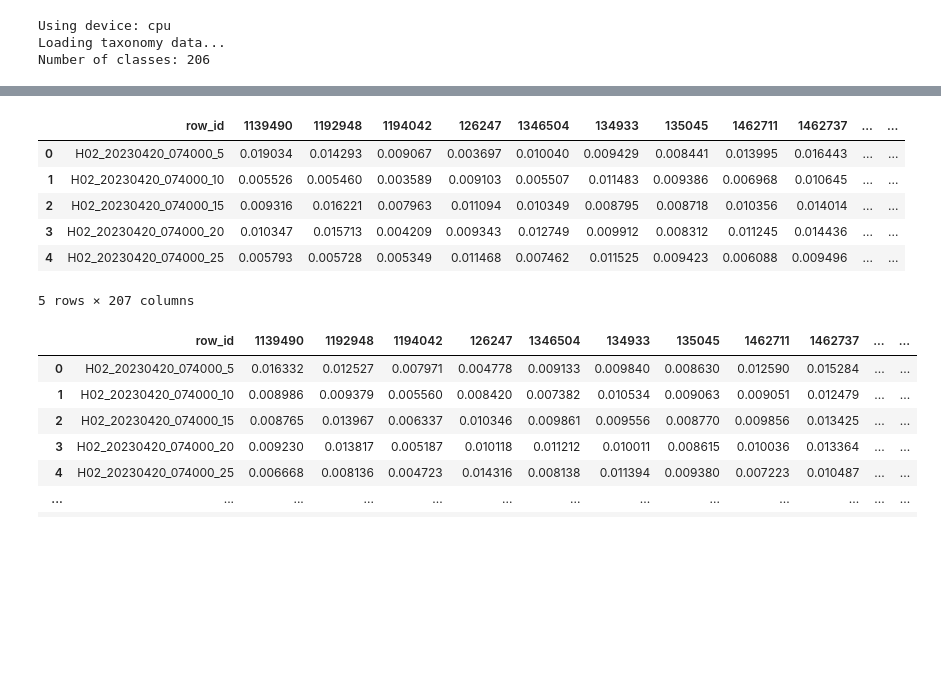
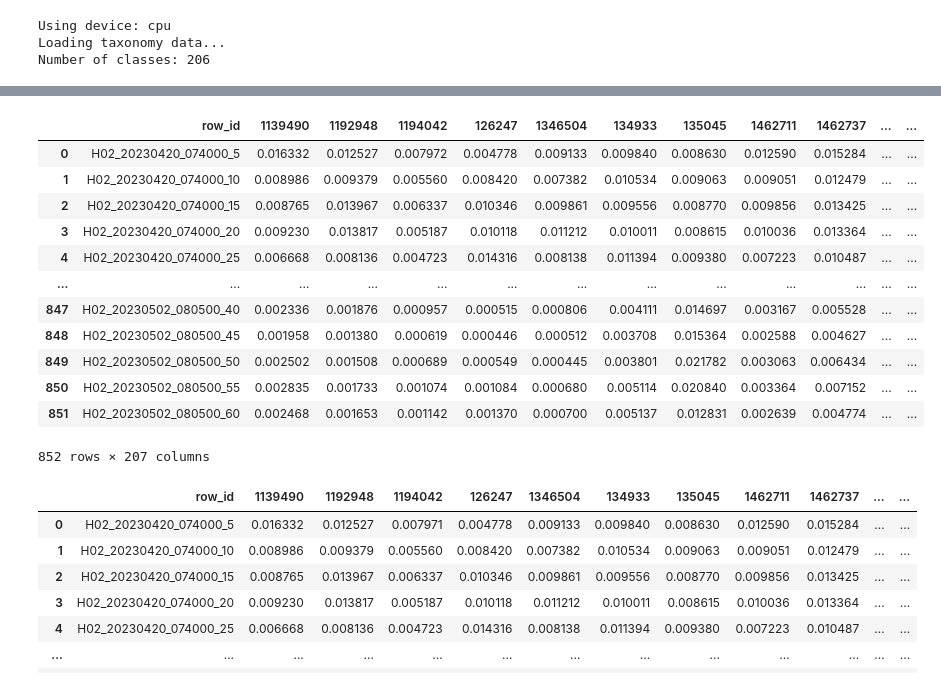
Before and after one commit to junya737/birdclef-2025, a Jupyter notebook: scripts/sed_0857_local.ipynb, the cells around one changed output, grey strips where cells are left out. Cells and saved outputs as stored; diff of their text form; code cells hidden in the pictures; blank space fills up the shorter version.

```diff
--- a/scripts/sed_0857_local.ipynb
+++ b/scripts/sed_0857_local.ipynb
@@ -569,13 +566,19 @@ Inference completed in 0.23 minutes
 # %%
-submission_df.head()
+pd.read_csv(submission_path)
 # %% [output]
 |  | row_id | 1139490 | 1192948 | 1194042 | 126247 | 1346504 | 134933 | 135045 | 1462711 | 1462737 | ... | ... |
-| 0 | H02_20230420_074000_5 | 0.019034 | 0.014293 | 0.009067 | 0.003697 | 0.010040 | 0.009429 | 0.008441 | 0.013995 | 0.016443 | ... | ... |
-| 1 | H02_20230420_074000_10 | 0.005526 | 0.005460 | 0.003589 | 0.009103 | 0.005507 | 0.011483 | 0.009386 | 0.006968 | 0.010645 | ... | ... |
-| 2 | H02_20230420_074000_15 | 0.009316 | 0.016221 | 0.007963 | 0.011094 | 0.010349 | 0.008795 | 0.008718 | 0.010356 | 0.014014 | ... | ... |
-| 3 | H02_20230420_074000_20 | 0.010347 | 0.015713 | 0.004209 | 0.009343 | 0.012749 | 0.009912 | 0.008312 | 0.011245 | 0.014436 | ... | ... |
-| 4 | H02_20230420_074000_25 | 0.005793 | 0.005728 | 0.005349 | 0.011468 | 0.007462 | 0.011525 | 0.009423 | 0.006088 | 0.009496 | ... | ... |
+| 0 | H02_20230420_074000_5 | 0.016332 | 0.012527 | 0.007972 | 0.004778 | 0.009133 | 0.009840 | 0.008630 | 0.012590 | 0.015284 | ... | ... |
+| 1 | H02_20230420_074000_10 | 0.008986 | 0.009379 | 0.005560 | 0.008420 | 0.007382 | 0.010534 | 0.009063 | 0.009051 | 0.012479 | ... | ... |
+| 2 | H02_20230420_074000_15 | 0.008765 | 0.013967 | 0.006337 | 0.010346 | 0.009861 | 0.009556 | 0.008770 | 0.009856 | 0.013425 | ... | ... |
+| 3 | H02_20230420_074000_20 | 0.009230 | 0.013817 | 0.005187 | 0.010118 | 0.011212 | 0.010011 | 0.008615 | 0.010036 | 0.013364 | ... | ... |
+| 4 | H02_20230420_074000_25 | 0.006668 | 0.008136 | 0.004723 | 0.014316 | 0.008138 | 0.011394 | 0.009380 | 0.007223 | 0.010487 | ... | ... |
+| ... | ... | ... | ... | ... | ... | ... | ... | ... | ... | ... | ... | ... |
+| 847 | H02_20230502_080500_40 | 0.002336 | 0.001876 | 0.000957 | 0.000515 | 0.000806 | 0.004111 | 0.014697 | 0.003167 | 0.005528 | ... | ... |
+| 848 | H02_20230502_080500_45 | 0.001958 | 0.001380 | 0.000619 | 0.000446 | 0.000512 | 0.003708 | 0.015364 | 0.002588 | 0.004627 | ... | ... |
+| 849 | H02_20230502_080500_50 | 0.002502 | 0.001508 | 0.000689 | 0.000549 | 0.000445 | 0.003801 | 0.021782 | 0.003063 | 0.006434 | ... | ... |
+| 850 | H02_20230502_080500_55 | 0.002835 | 0.001733 | 0.001074 | 0.001084 | 0.000680 | 0.005114 | 0.020840 | 0.003364 | 0.007152 | ... | ... |
+| 851 | H02_20230502_080500_60 | 0.002468 | 0.001653 | 0.001142 | 0.001370 | 0.000700 | 0.005137 | 0.012831 | 0.002639 | 0.004774 | ... | ... |
-5 rows × 207 columns
+852 rows × 207 columns
 # %%
 submission_sed = pd.read_csv("../data/result/submission_sed.csv")
 submission_sed
```
Also changed, not shown: parts of 4 cells of this notebook.
